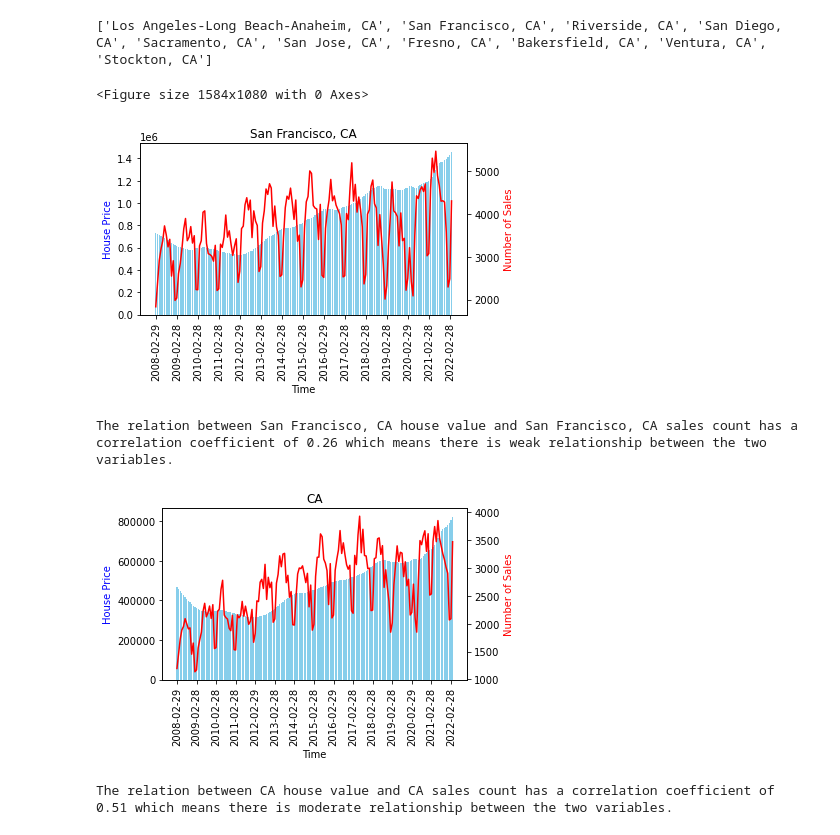
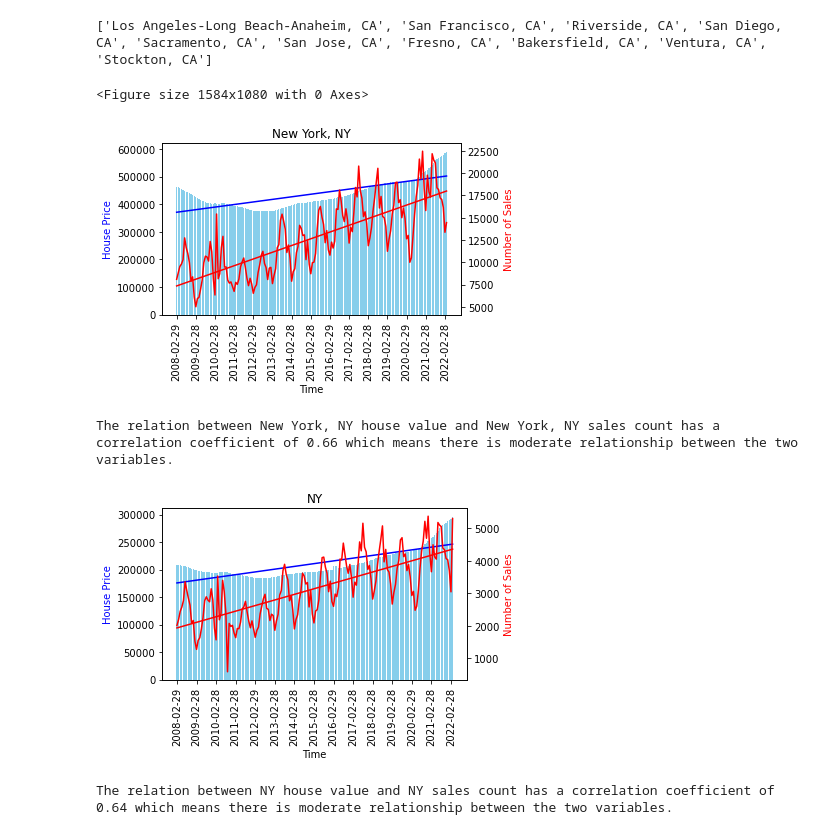
Before and after one commit to alisaghaffi/project-1, a Jupyter notebook: dennis_housing_correlation.ipynb, the cells around one changed output. Drawn from its saved outputs; the diff is of its cells as text; code cells hidden in the pictures.

Commit message:
add regression

```diff
--- a/dennis_housing_correlation.ipynb
+++ b/dennis_housing_correlation.ipynb
@@ -48,15 +47,20 @@ def house_cor(i):
     # plotting city graph
     plt.figure(figsize=(22, 15))
     fig, ax1 = plt.subplots()
+    price_slope, price_int, price_r, p, std_err = st.linregress(np.arange(0, len(home_value_df_city_final['Year'])), home_value_df_city_final[i])
+    regress_value = np.arange(0, len(home_value_df_city_final['Year'])) * price_slope + price_int
     ax1.set_xlabel('Time')
     ax1.set_ylabel('House Price', color='blue')
-
     ax1.bar(home_value_df_city_final[i].index, home_value_df_city_final[i], color='skyblue')
+    ax1.plot(np.arange(0, len(home_value_df_city_final['Year'])), regress_value, color='blue')
     ax1.set_xticks(np.arange(0, len(home_value_df_city_final['Year']), 12))
 
     ax2 = ax1.twinx()
+    sales_slope, sales_int, sales_r, p, std_err = st.linregress(np.arange(0, len(home_value_df_city_final['Year'])), sales_count_df_city_final[i])
+    sales_regress_value = np.arange(0, len(home_value_df_city_final['Year'])) * sales_slope + sales_int
     ax2.set_ylabel('Number of Sales', color='red')
     ax2.plot(sales_count_df_city_final[i].index, sales_count_df_city_final[i], color='red')
+    ax2.plot(np.arange(0, len(home_value_df_city_final['Year'])), sales_regress_value, color='red')
     ax2.set_xticks(np.arange(0, len(home_value_df_city_final['Year']), 12))
 
     for tick in ax1.get_xticklabels():
@@ -81,15 +85,20 @@ def house_cor(i):
     # plotting state graph
     state = (i.split(', ')[-1])
     fig, ax1 = plt.subplots()
+    price_slope, price_int, price_r, p, std_err = st.linregress(np.arange(0, len(home_value_df_state_final['Year'])), home_value_df_state_final[state])
+    regress_value = np.arange(0, len(home_value_df_state_final['Year'])) * price_slope + price_int
     ax1.set_xlabel('Time')
     ax1.set_ylabel('House Price', color='blue')
-
     ax1.bar(home_value_df_state_final[state].index, home_value_df_state_final[state], color='skyblue')
+    ax1.plot(np.arange(0, len(home_value_df_state_final['Year'])), regress_value, color='blue')
     ax1.set_xticks(np.arange(0, len(home_value_df_state_final['Year']), 12))
 
     ax2 = ax1.twinx()
+    sales_slope, sales_int, sales_r, p, std_err = st.linregress(np.arange(0, len(home_value_df_state_final['Year'])), sales_count_df_state_final[state])
+    sales_regress_value = np.arange(0, len(home_value_df_state_final['Year'])) * sales_slope + sales_int
     ax2.set_ylabel('Number of Sales', color='red')
     ax2.plot(sales_count_df_state_final[state].index, sales_count_df_state_final[state], color='red')
+    ax2.plot(np.arange(0, len(home_value_df_state_final['Year'])), sales_regress_value, color='red')
     ax2.set_xticks(np.arange(0, len(home_value_df_city_final['Year']), 12))
 
     for tick in ax1.get_xticklabels():
@@ -118,11 +127,11 @@ else:
     print(list(home_value_df_city[home_value_df_city['StateName'] == state].index))
 # %% [output]
 ['Los Angeles-Long Beach-Anaheim, CA', 'San Francisco, CA', 'Riverside, CA', 'San Diego, CA', 'Sacramento, CA', 'San Jose, CA', 'Fresno, CA', 'Bakersfield, CA', 'Ventura, CA', 'Stockton, CA']
-# %%
-house_cor('San Francisco, CA')
-# %% [output]
-<Figure size 1584x1080 with 0 Axes>
-[figure, removed]
-The relation between San Francisco, CA house value and San Francisco, CA sales count has a correlation coefficient of 0.26 which means there is weak relationship between the two variables.
-[figure, removed]
-The relation between CA house value and CA sales count has a correlation coefficient of 0.51 which means there is moderate relationship between the two variables.
+# %%
+house_cor('New York, NY')
+# %% [output]
+<Figure size 1584x1080 with 0 Axes>
+[figure, added]
+The relation between New York, NY house value and New York, NY sales count has a correlation coefficient of 0.66 which means there is moderate relationship between the two variables.
+[figure, added]
+The relation between NY house value and NY sales count has a correlation coefficient of 0.64 which means there is moderate relationship between the two variables.
```
Also changed, not shown: parts of 1 cell of this notebook.
